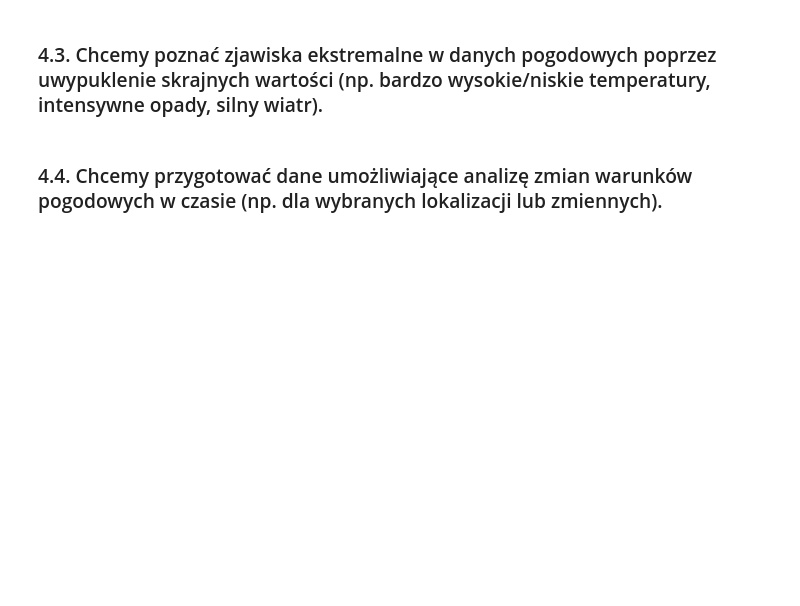
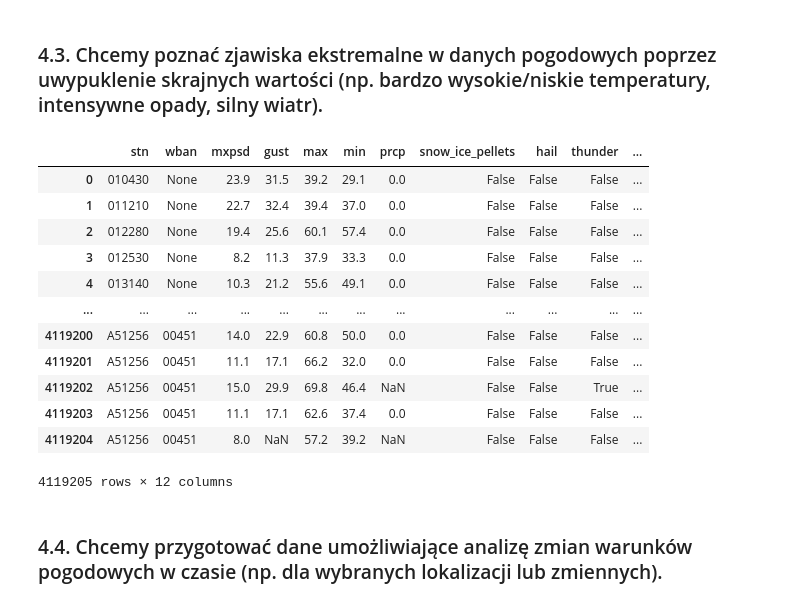
Before and after one commit to Matio004/PodstawyPrzetwarzaniaDuzychZbiorowDanych, a Jupyter notebook: zad1.ipynb, the cells around one changed output. Cells and saved outputs as stored; diff of their text form; code cells hidden in the pictures; blank space fills up the shorter version.

```diff
--- a/zad1.ipynb
+++ b/zad1.ipynb
@@ -162,22 +214,36 @@ df
 # %%
 query = """
         SELECT stn, wban, mxpsd, gust, max, min, prcp, snow_ice_pellets, hail, thunder, tornado_funnel_cloud, `date`
         FROM `bigquery-public-data.noaa_gsod.gsod2020`
         """
 
 df = client.query(query).to_dataframe()
 df['wban'] = df['wban'].replace('99999', None)
 df['mxpsd'] = df['mxpsd'].replace('999.9', None).astype(np.float64)
 df['gust'] = df['gust'].replace(999.9, None).astype(np.float64)
 df['prcp'] = df['prcp'].replace(99.99, None).astype(np.float64)
 df['snow_ice_pellets'] = df['snow_ice_pellets'].astype(np.int32).astype(np.bool)
 df['hail'] = df['hail'].astype(np.int32).astype(np.bool)
 df['thunder'] = df['thunder'].astype(np.int32).astype(np.bool)
 df['tornado_funnel_cloud'] = df['tornado_funnel_cloud'].astype(np.int32).astype(np.bool)
 df = df.drop_duplicates()
 
-df.to_csv('data/zad4_3.csv')
+df.to_csv('data/zad4_3.csv', index=False)
 df
+# %% [output]
+|  | stn | wban | mxpsd | gust | max | min | prcp | snow_ice_pellets | hail | thunder | ... |
+| 0 | 010430 | None | 23.9 | 31.5 | 39.2 | 29.1 | 0.0 | False | False | False | ... |
+| 1 | 011210 | None | 22.7 | 32.4 | 39.4 | 37.0 | 0.0 | False | False | False | ... |
+| 2 | 012280 | None | 19.4 | 25.6 | 60.1 | 57.4 | 0.0 | False | False | False | ... |
+| 3 | 012530 | None | 8.2 | 11.3 | 37.9 | 33.3 | 0.0 | False | False | False | ... |
+| 4 | 013140 | None | 10.3 | 21.2 | 55.6 | 49.1 | 0.0 | False | False | False | ... |
+| ... | ... | ... | ... | ... | ... | ... | ... | ... | ... | ... | ... |
+| 4119200 | A51256 | 00451 | 14.0 | 22.9 | 60.8 | 50.0 | 0.0 | False | False | False | ... |
+| 4119201 | A51256 | 00451 | 11.1 | 17.1 | 66.2 | 32.0 | 0.0 | False | False | False | ... |
+| 4119202 | A51256 | 00451 | 15.0 | 29.9 | 69.8 | 46.4 | NaN | False | False | True | ... |
+| 4119203 | A51256 | 00451 | 11.1 | 17.1 | 62.6 | 37.4 | 0.0 | False | False | False | ... |
+| 4119204 | A51256 | 00451 | 8.0 | NaN | 57.2 | 39.2 | NaN | False | False | False | ... |
+4119205 rows × 12 columns
 # %% [markdown]
 ### 4.4. Chcemy przygotować dane umożliwiające analizę zmian warunków pogodowych w czasie (np. dla wybranych lokalizacji lub zmiennych).
 # %%
```
Also changed, not shown: parts of 13 cells of this notebook.
